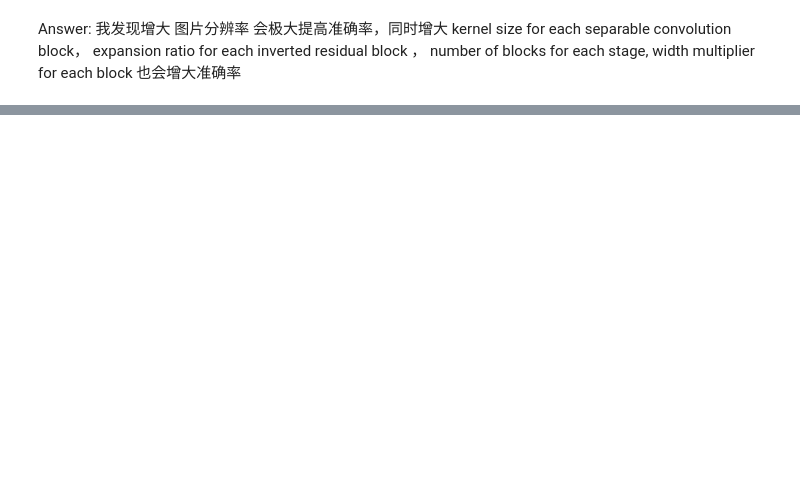
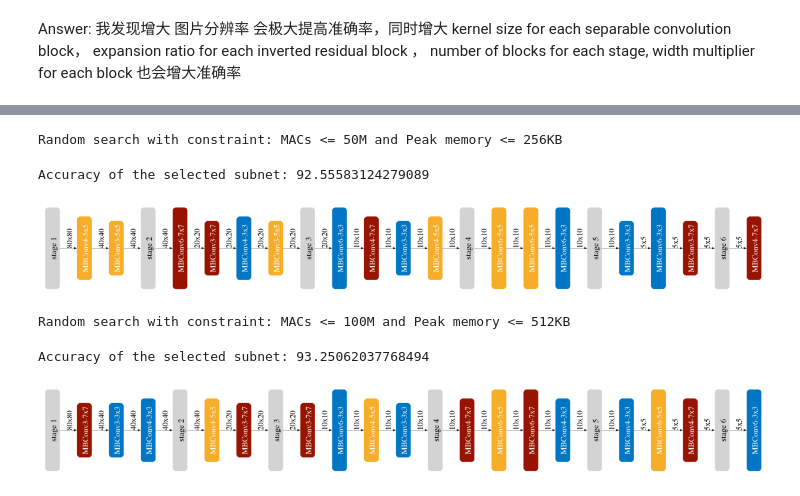
Before and after one commit to cilinmengye/Study-for-MIT6.5940_2024_TinyML-and-Efficient-Deep-Learning-Computing, a Jupyter notebook: LAB3_NAS/main.ipynb, the cells around one changed output, grey strips where cells are left out. Saved outputs shown, nothing was run; the diff lists cells and outputs as text; code cells hidden in the pictures; blank space fills up the shorter version.

```diff
--- a/LAB3_NAS/main.ipynb
+++ b/LAB3_NAS/main.ipynb
@@ -340,0 +504,13 @@ Answer: 我发现增大 图片分辨率 会极大提高准确率，同时增大
+# %%
+os.makedirs("pretrained", exist_ok=True)
+acc_pred_checkpoint_path = (
+    f"pretrained/{ofa_network.__class__.__name__}_acc_predictor.pth"
+)
+acc_predictor = AccuracyPredictor(
+    arch_encoder,
+    hidden_size=400,
+    n_layers=3,
+    checkpoint_path=None,
+    device=device,
+)
+print(acc_predictor)
@@ -340,0 +719,17 @@ Answer: 我发现增大 图片分辨率 会极大提高准确率，同时增大
+# %%
+random.seed(1)
+np.random.seed(1)
+nas_agent = RandomSearcher(efficiency_predictor, acc_predictor)
+# MACs-constrained search
+subnets_rs_macs = {}
+for millonMACs in [50, 100]:
+    search_constraint = dict(millonMACs=millonMACs)
+    print(f"Random search with constraint: MACs <= {millonMACs}M")
+    subnets_rs_macs[millonMACs] = search_and_measure_acc(nas_agent, search_constraint, n_subnets=300)
+
+# memory-constrained search
+subnets_rs_memory = {}
+for KBPeakMemory in [256, 512]:
+    search_constraint = dict(KBPeakMemory=KBPeakMemory)
+    print(f"Random search with constraint: Peak memory <= {KBPeakMemory}KB")
+    subnets_rs_memory[KBPeakMemory] = search_and_measure_acc(nas_agent, search_constraint, n_subnets=300)
@@ -340,0 +749,14 @@ Answer: 我发现增大 图片分辨率 会极大提高准确率，同时增大
+# %%
+# MACs-and-memory-constrained search
+subnets_rs_macs_and_memroy = {}
+for millonMACs, KBPeakMemory  in [(50, 256), (100, 512)]:
+    search_constraint = dict(millonMACs=millonMACs, KBPeakMemory=KBPeakMemory)
+    print(f"Random search with constraint: MACs <= {millonMACs}M and Peak memory <= {KBPeakMemory}KB")
+    subnets_rs_macs[millonMACs] = search_and_measure_acc(nas_agent, search_constraint, n_subnets=300)
+# %% [output]
+Random search with constraint: MACs <= 50M and Peak memory <= 256KB
+Accuracy of the selected subnet: 92.55583124279089
+[figure, added]
+Random search with constraint: MACs <= 100M and Peak memory <= 512KB
+Accuracy of the selected subnet: 93.25062037768494
+[figure, added]
```
Also changed, not shown: parts of 41 cells of this notebook, 2 other files.
